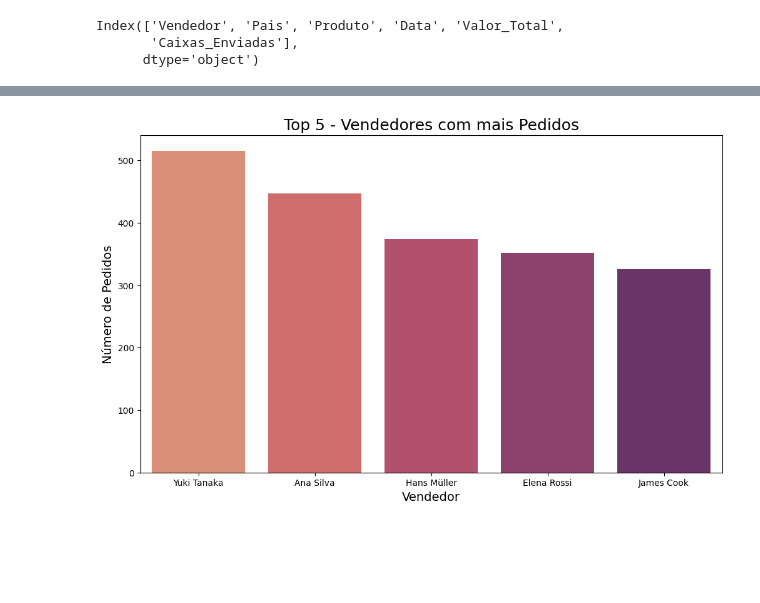
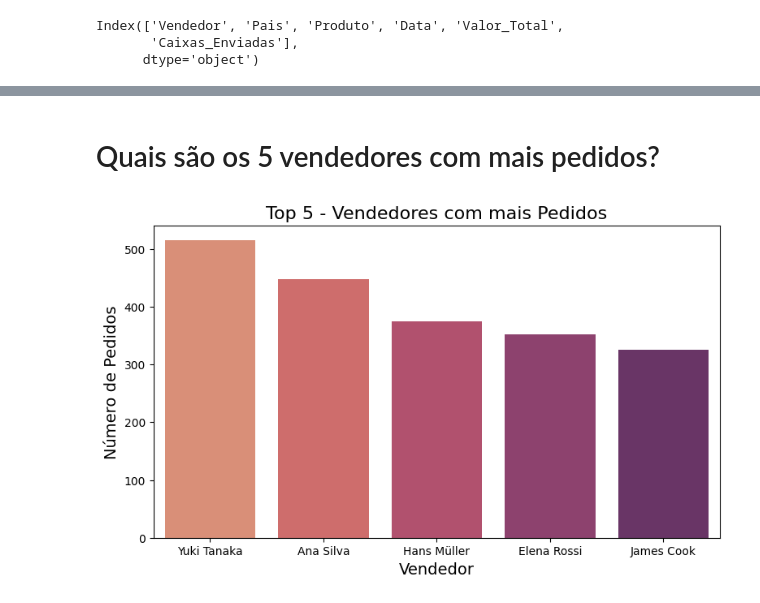
Before and after one commit to RodrygoYamasaki/ChocolateSales, a Jupyter notebook: notebooks/analise_exploratoria.ipynb, the cells around one changed output, grey strips where cells are left out. Cells and saved outputs as stored; diff of their text form; code cells hidden in the pictures; blank space fills up the shorter version.

```diff
--- a/notebooks/analise_exploratoria.ipynb
+++ b/notebooks/analise_exploratoria.ipynb
@@ -97,12 +123,14 @@ plt.show()
+# %% [markdown]
+# Quais são os 5 vendedores com mais pedidos?
 # %%
 vendedor_pedidos = df.groupby('Vendedor', as_index=False)['Caixas_Enviadas'].sum().sort_values(by='Caixas_Enviadas', ascending=False).head(5)
 
-fig, ax = plt.subplots(figsize=(12, 7))
+fig, ax = plt.subplots(figsize=(9, 5))
 ax = sns.barplot(data=vendedor_pedidos, x='Vendedor', y='Caixas_Enviadas', palette='flare', hue='Vendedor')
-ax.set_title('Top 5 - Vendedores com mais Pedidos', fontsize=18)
+ax.set_title('Top 5 - Vendedores com mais Pedidos', fontsize=16)
 ax.set_xlabel('Vendedor', fontsize=14)
 ax.set_ylabel('Número de Pedidos', fontsize=14)
 
 plt.show()
 # %% [output]
-[figure, old version]
+[figure, new version]
```
Also changed, not shown: parts of 20 cells of this notebook.
